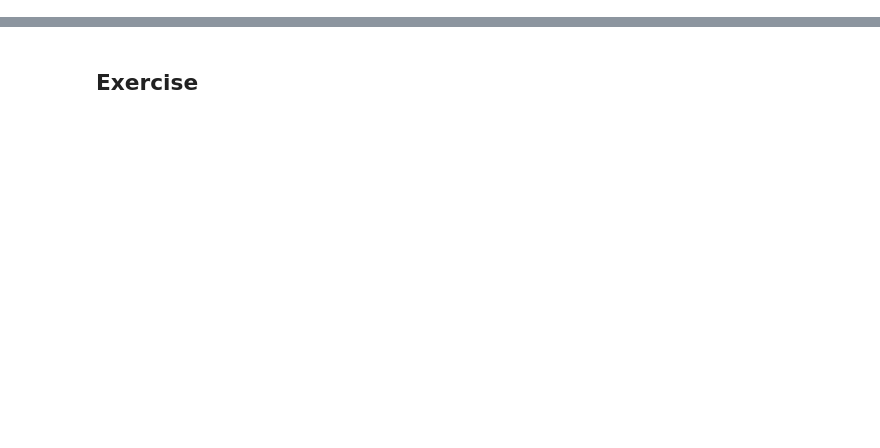
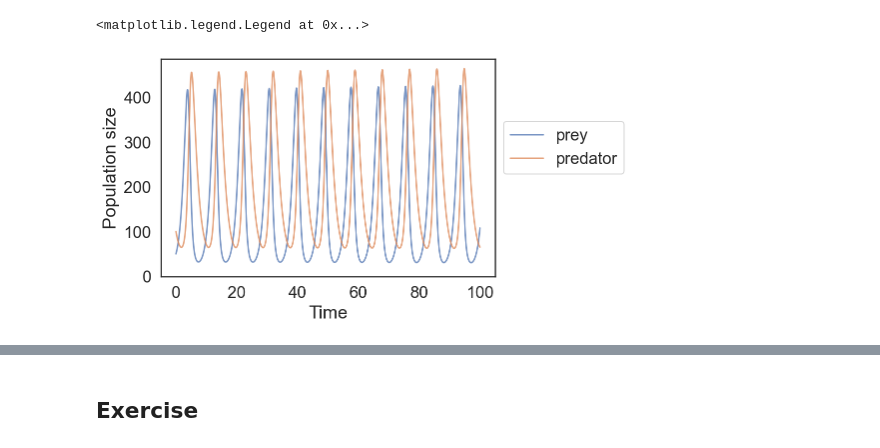
Before and after one commit to yoavram/Py4Eng, a Jupyter notebook: sessions/differential-equations.ipynb, the cells around one changed output, grey strips where cells are left out. Drawn from its saved outputs; the diff is of its cells as text; code cells hidden in the pictures; blank space fills up the shorter version.

```diff
--- a/sessions/differential-equations.ipynb
+++ b/sessions/differential-equations.ipynb
@@ -16,0 +78,12 @@ sns.set(
+# %%
+plt.plot(t, x, alpha=0.75, label='prey')
+plt.plot(t, y, alpha=0.75, label='predator')
+
+plt.xlabel('Time')
+plt.ylabel('Population size')
+plt.ylim(0, None)
+# bbox_to_anchor places the legend at specific position, in this case outside the plo
+plt.legend(bbox_to_anchor=(1, 0.75))
+# %% [output]
+<matplotlib.legend.Legend at 0x...>
+[figure, added]
```
Also changed, not shown: parts of 41 cells of this notebook, 1 other file.
